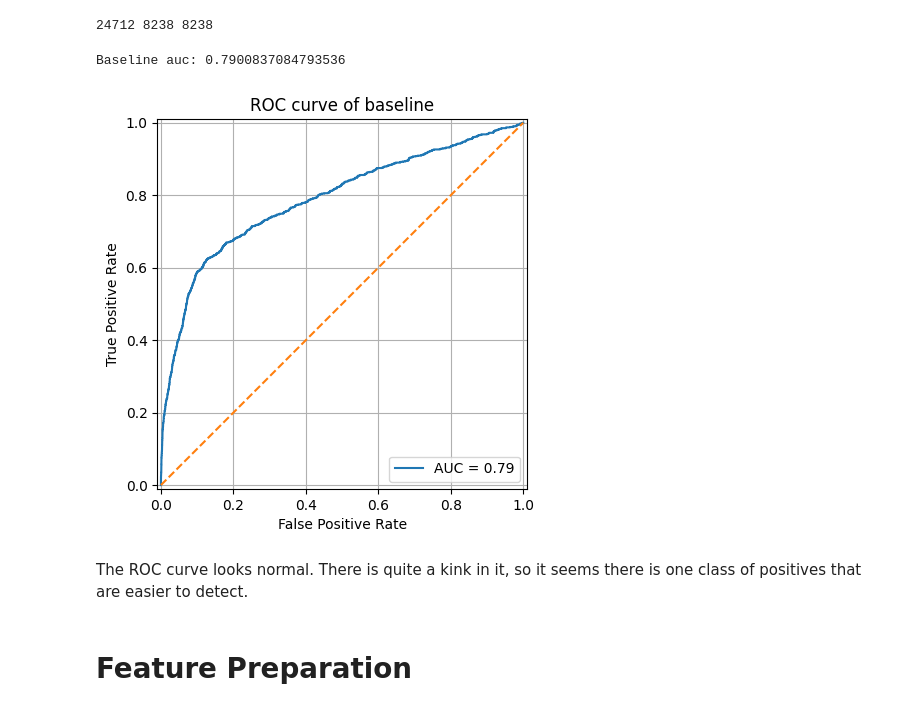
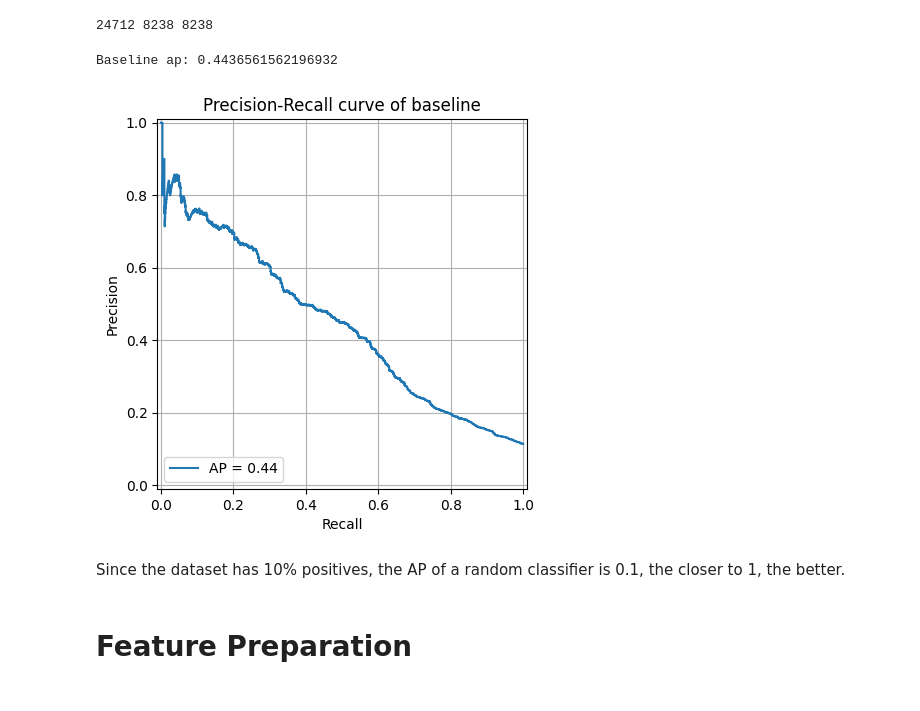
Before and after one commit to julxi/machine-learning-zoomcamp-2025-midterm, a Jupyter notebook: notebook.ipynb, the cells around one changed output. Saved outputs shown, nothing was run; the diff lists cells and outputs as text; code cells hidden in the pictures.

Commit message:
update metric from roc-auc to ap

```diff
--- a/notebook.ipynb
+++ b/notebook.ipynb
@@ -165,44 +165,45 @@ def get_data_preparation_pipeline():
         sk.feature_extraction.DictVectorizer(sparse=False),  # one-hot-encoding
         sk.preprocessing.StandardScaler(),  # scaling speeds up learning a lot
     )
 
 
 def basic_linear_regression(
     df_train, y_train, df_val, features=ALL_FEATURES, seed=SEED
 ):
 
     logistic_regression_pipeline = sk.pipeline.make_pipeline(
         get_data_preparation_pipeline(),
         sk.linear_model.LogisticRegression(random_state=seed),
     )
 
     # train
     dict_train = df_train[features].to_dict(orient="records")
     logistic_regression_pipeline.fit(dict_train, y_train)
 
     # predicts
     dict_val = df_val[features].to_dict(orient="records")
     y_val_prob = logistic_regression_pipeline.predict_proba(dict_val)[:, 1]
 
     return y_val_prob
 
 
 # baseline auc
 y_val_prob = basic_linear_regression(df_train, y_train, df_val)
-BASE_AUC = sk.metrics.roc_auc_score(y_val, y_val_prob)
-print(f"Baseline auc: {BASE_AUC}")
+BASE_AP = sk.metrics.average_precision_score(y_val, y_val_prob)
+print(f"Baseline ap: {BASE_AP}")
 
-# check roc curve
-fpr, tpr, thresholds = sk.metrics.roc_curve(y_val, y_val_prob)
-sk.metrics.RocCurveDisplay(fpr=fpr, tpr=tpr, roc_auc=BASE_AUC).plot()
-plt.plot([0, 1], [0, 1], linestyle="--")
-plt.title("ROC curve of baseline")
+# check precision-recall curve
+precision, recall, thresholds = sk.metrics.precision_recall_curve(y_val, y_val_prob)
+sk.metrics.PrecisionRecallDisplay(
+    precision=precision, recall=recall, average_precision=BASE_AP
+).plot()
+plt.title("Precision-Recall curve of baseline")
 plt.grid(True)
 # %% [output]
-Baseline auc: 0.7900837084793536
+Baseline ap: 0.4436561562196932
-[figure, old version]
+[figure, new version]
 # %% [markdown]
-The ROC curve looks normal. There is quite a kink in it, so it seems there is one class of positives that are easier to detect.
+Since the dataset has 10% positives, the AP of a random classifier is 0.1, the closer to 1, the better.
 # %% [markdown]
 # Feature Preparation
 # %% [markdown]
```
Also changed, not shown: parts of 19 cells of this notebook, 3 other files.
